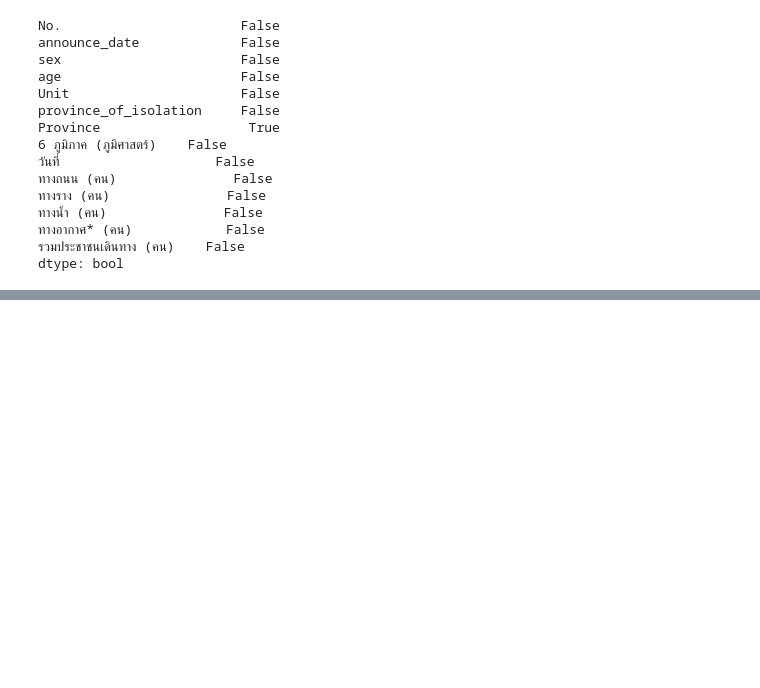
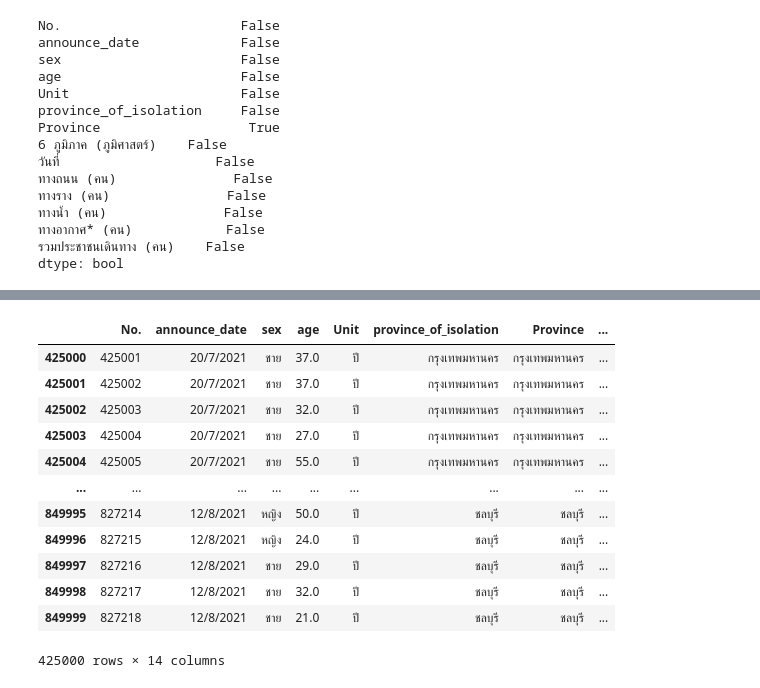
Before and after one commit to Nunticha24/data_viz_2022, a Jupyter notebook: Project_Dinosaur.ipynb, the cells around one changed output, grey strips where cells are left out. Cells and saved outputs as stored; diff of their text form; code cells hidden in the pictures; blank space fills up the shorter version.

```diff
--- a/Project_Dinosaur.ipynb
+++ b/Project_Dinosaur.ipynb
@@ -693,0 +470,17 @@ data2022_3.to_csv(os.path.join(path,'data2022_3.csv'))
+# %%
+data2 = covid_re_pass.iloc[425000:850000,:]
+data2
+# %% [output]
+|  | No. | announce_date | sex | age | Unit | province_of_isolation | Province | ... |
+| 425000 | 425001 | 20/7/2021 | ชาย | 37.0 | ปี | กรุงเทพมหานคร | กรุงเทพมหานคร | ... |
+| 425001 | 425002 | 20/7/2021 | ชาย | 37.0 | ปี | กรุงเทพมหานคร | กรุงเทพมหานคร | ... |
+| 425002 | 425003 | 20/7/2021 | ชาย | 32.0 | ปี | กรุงเทพมหานคร | กรุงเทพมหานคร | ... |
+| 425003 | 425004 | 20/7/2021 | ชาย | 27.0 | ปี | กรุงเทพมหานคร | กรุงเทพมหานคร | ... |
+| 425004 | 425005 | 20/7/2021 | ชาย | 55.0 | ปี | กรุงเทพมหานคร | กรุงเทพมหานคร | ... |
+| ... | ... | ... | ... | ... | ... | ... | ... | ... |
+| 849995 | 827214 | 12/8/2021 | หญิง | 50.0 | ปี | ชลบุรี | ชลบุรี | ... |
+| 849996 | 827215 | 12/8/2021 | หญิง | 24.0 | ปี | ชลบุรี | ชลบุรี | ... |
+| 849997 | 827216 | 12/8/2021 | ชาย | 29.0 | ปี | ชลบุรี | ชลบุรี | ... |
+| 849998 | 827217 | 12/8/2021 | ชาย | 32.0 | ปี | ชลบุรี | ชลบุรี | ... |
+| 849999 | 827218 | 12/8/2021 | ชาย | 21.0 | ปี | ชลบุรี | ชลบุรี | ... |
+425000 rows × 14 columns
```
Also changed, not shown: parts of 47 cells of this notebook.
